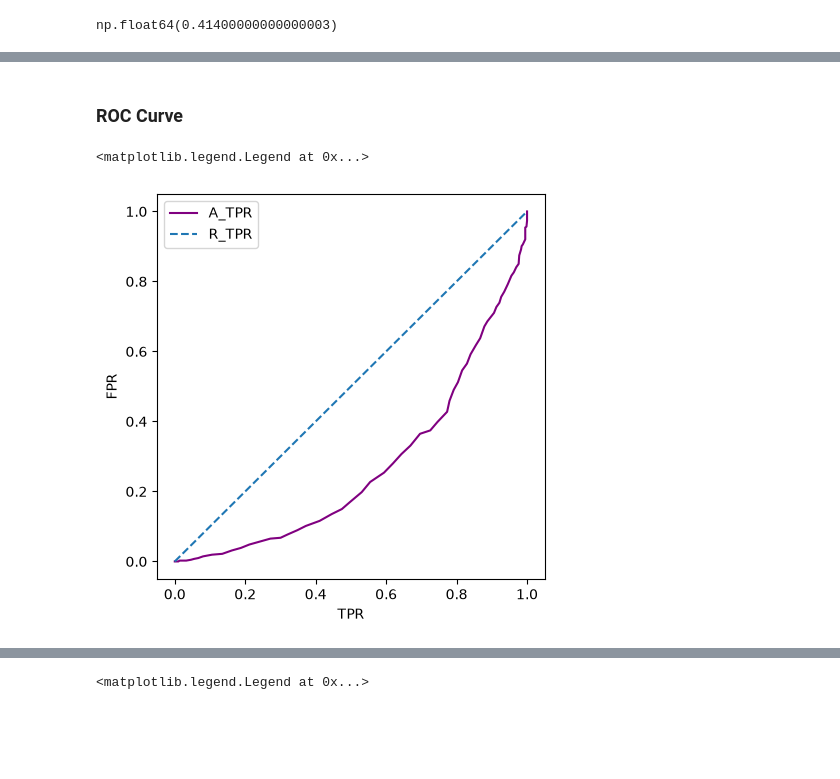
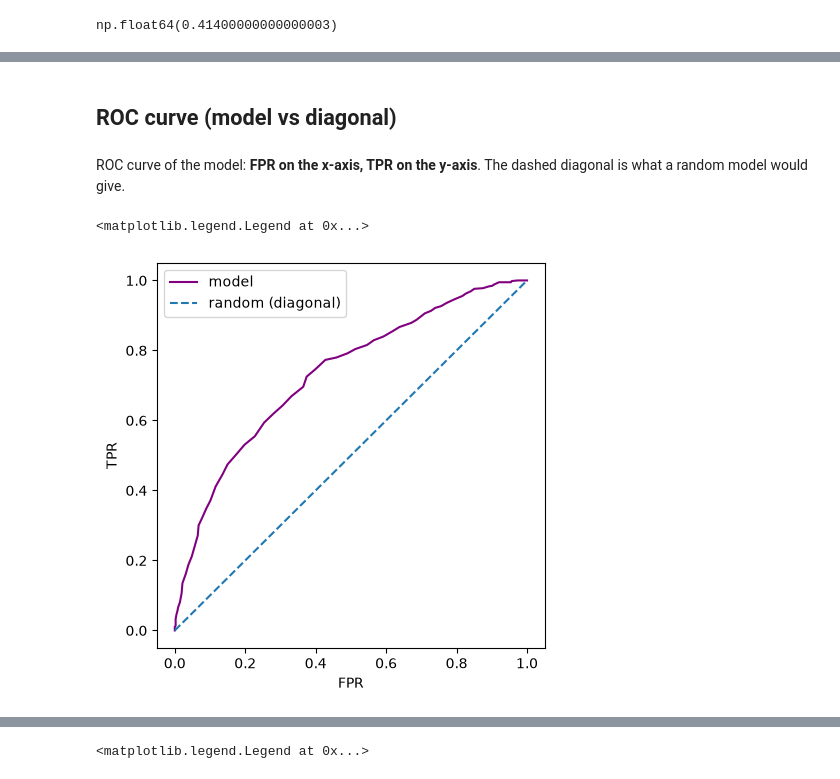
Before and after one commit to shohbitgupta/datatalk_ml_zoomcamp, a Jupyter notebook: datatalk_submission_04/homework.ipynb, the cells around one changed output, grey strips where cells are left out. Drawn from its saved outputs; the diff is of its cells as text; code cells hidden in the pictures; blank space fills up the shorter version.

```diff
--- a/datatalk_submission_04/homework.ipynb
+++ b/datatalk_submission_04/homework.ipynb
@@ -212,16 +346,18 @@ plt.legend()
 # %% [markdown]
-### ROC Curve ###
+## ROC curve (model vs diagonal)
+# %% [markdown]
+ROC curve of the model: **FPR on the x-axis, TPR on the y-axis**. The dashed diagonal is what a random model would give.
 # %%
 plt.figure(figsize=(5,5))
-# plt.plot(df_ideal.tpr, df_ideal.fpr, label = 'I_TPR', color = 'Orange')
-plt.plot(df_model.tpr, df_model.fpr, label = 'A_TPR', color = 'Purple')
-# plt.plot(df_rand.tpr, df_rand.fpr, label = 'R_TPR', color = 'Green')
-plt.plot([0,1], [0,1], label = 'R_TPR', linestyle = '--')
+# plt.plot(df_ideal.fpr, df_ideal.tpr, label = 'ideal', color = 'Orange')
+plt.plot(df_model.fpr, df_model.tpr, label = 'model', color = 'Purple')
+# plt.plot(df_rand.fpr, df_rand.tpr, label = 'random', color = 'Green')
+plt.plot([0,1], [0,1], label = 'random (diagonal)', linestyle = '--')
 
-plt.xlabel('TPR')
-plt.ylabel('FPR')
+plt.xlabel('FPR')
+plt.ylabel('TPR')
 
 plt.legend()
 # %% [output]
 <matplotlib.legend.Legend at 0x...>
-[figure, old version]
+[figure, new version]
```
Also changed, not shown: parts of 57 cells of this notebook.
